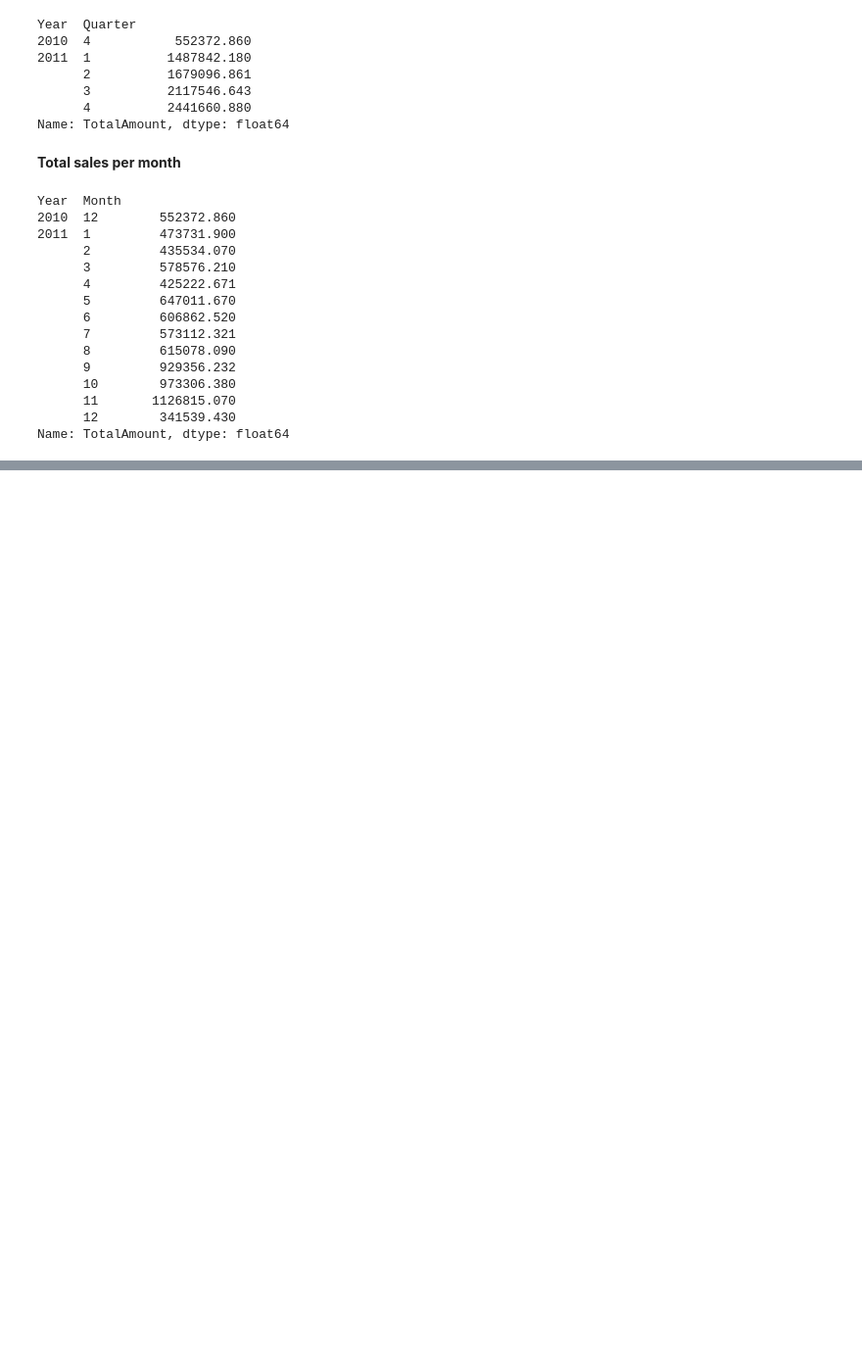
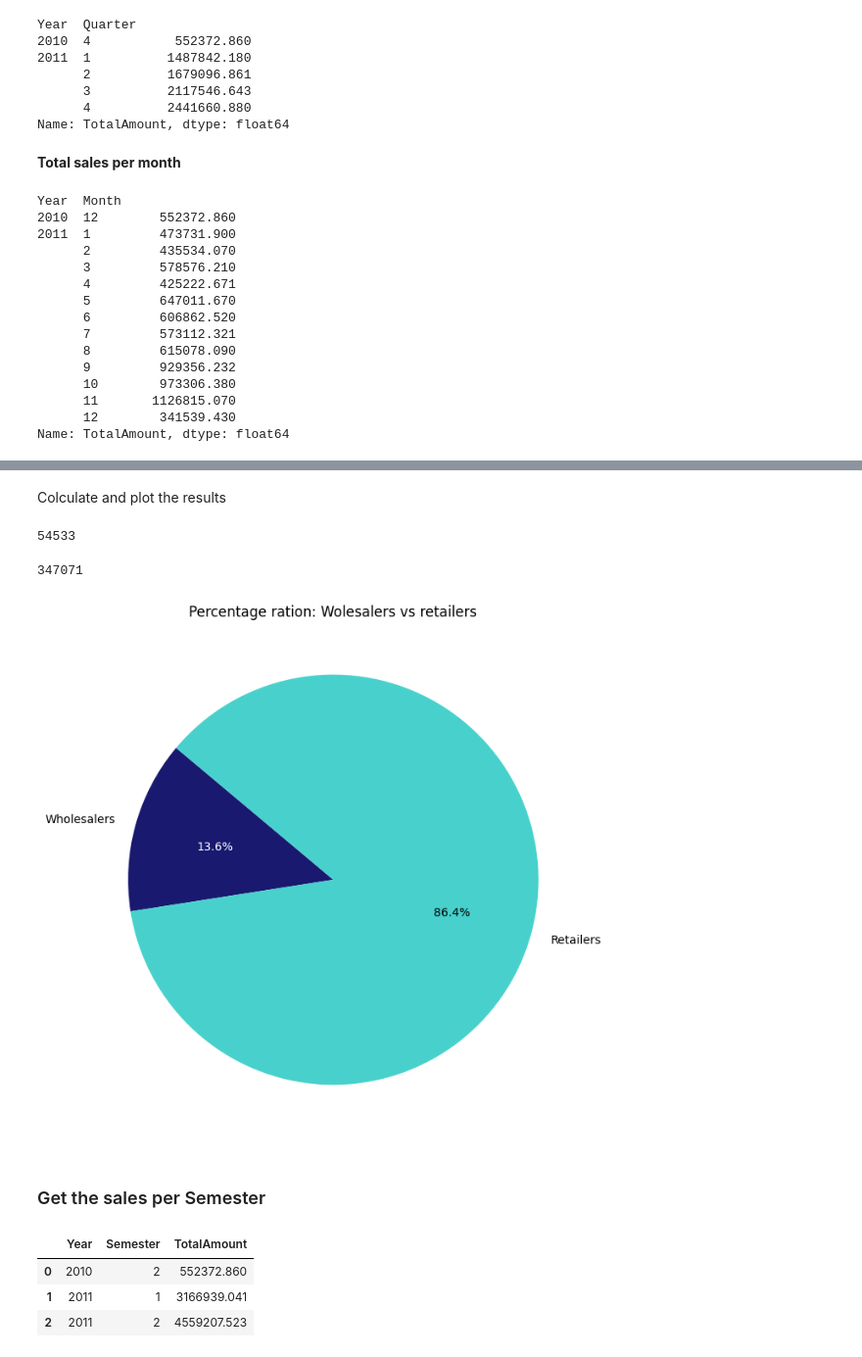
Before and after one commit to iaaron-xyz/python-for-science-and-data, a Jupyter notebook: Projects/project_retail_analysis/retail_analysis.ipynb, the cells around one changed output, grey strips where cells are left out. Shown: that part at 98% size. Saved outputs shown, nothing was run; the diff lists cells and outputs as text; code cells hidden in the pictures; blank space fills up the shorter version.

```diff
--- a/Projects/project_retail_analysis/retail_analysis.ipynb
+++ b/Projects/project_retail_analysis/retail_analysis.ipynb
@@ -294,0 +360,13 @@ Name: TotalAmount, dtype: float64
+# %%
+# Create a custom function to define the category based on the product quantity
+def categorize_quantity(quantity):
+    if quantity <= 20:
+        return 'Retail'
+    else:
+        return 'Wholesale'
+
+# create the column with the new categories
+dataset_retail_clean['CategoryQuantity'] = dataset_retail_clean['Quantity'].apply(categorize_quantity)
+
+# Show the first 5 rows
+dataset_retail_clean.head()
@@ -294,0 +380,42 @@ Name: TotalAmount, dtype: float64
+# %% [markdown]
+Colculate and plot the results
+# %%
+total_wholesales = dataset_retail_clean[dataset_retail_clean['CategoryQuantity'] == 'Wholesale'].shape[0]
+total_wholesales
+# %% [output]
+54533
+# %%
+total_retails = dataset_retail_clean[dataset_retail_clean['CategoryQuantity'] == 'Retail'].shape[0]
+total_retails
+# %% [output]
+347071
+# %%
+# style parameters
+labels = ['Wholesalers', 'Retailers']
+sizes = [total_wholesales, total_retails]
+colors2 = ['midnightblue', 'mediumturquoise']
+
+# main parameters
+plt.figure(figsize=(8,8))
+patches, texts, autotexts = plt.pie(sizes, labels=labels, autopct='%1.1f%%', colors=colors2, startangle=140)
+
+autotexts[0].set_color('white')
+
+# title
+plt.title('Percentage ration: Wolesalers vs retailers')
+
+# render plor
+plt.show()
+# %% [output]
+[figure, added]
+# %% [markdown]
+### Get the sales per Semester
+# %%
+# reset the indices
+df_sales_per_semester = df_sales_per_semester.reset_index()
+df_sales_per_semester
+# %% [output]
+|  | Year | Semester | TotalAmount |
+| 0 | 2010 | 2 | 552372.860 |
+| 1 | 2011 | 1 | 3166939.041 |
+| 2 | 2011 | 2 | 4559207.523 |
```
Also changed, not shown: parts of 20 cells of this notebook.
